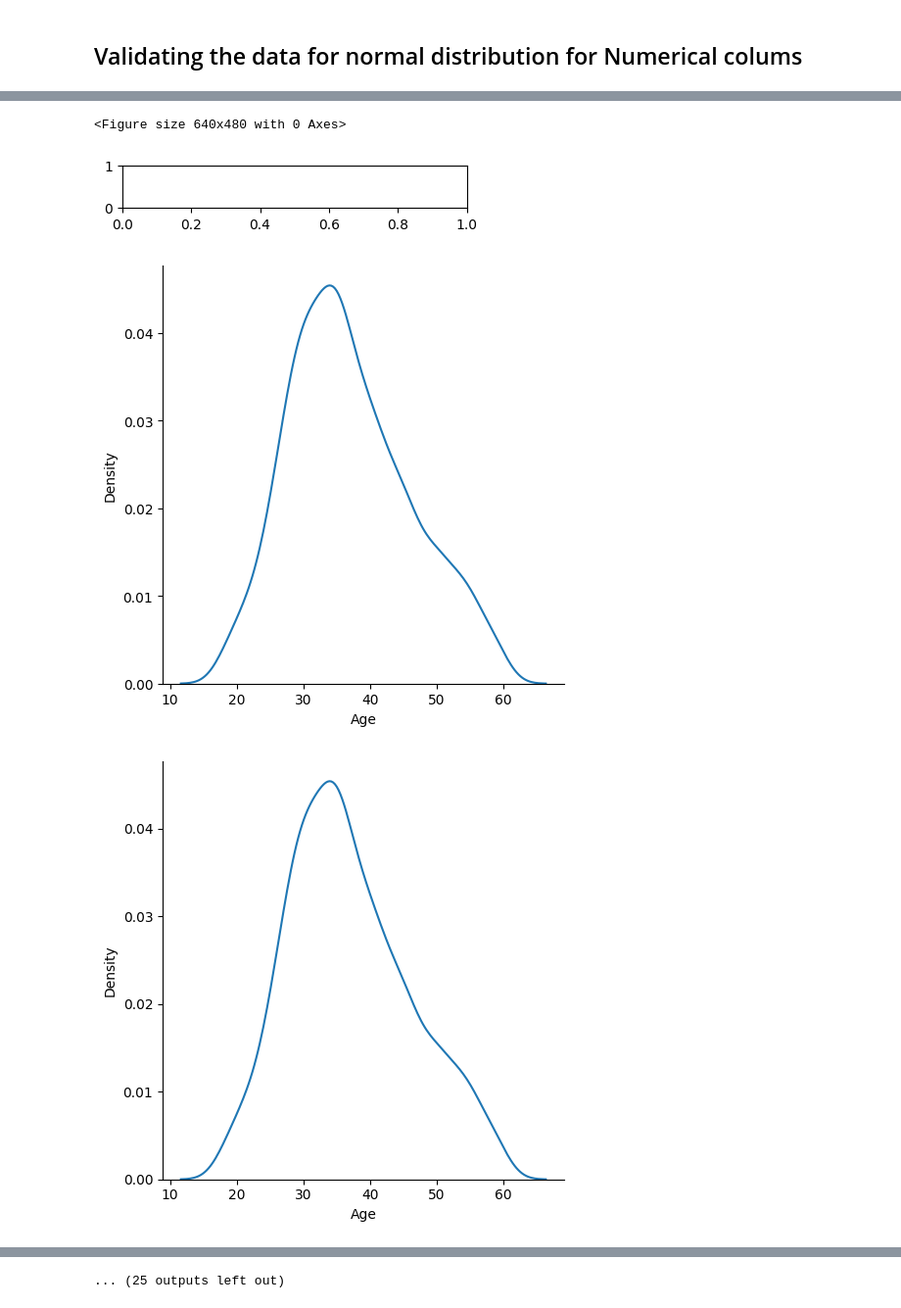
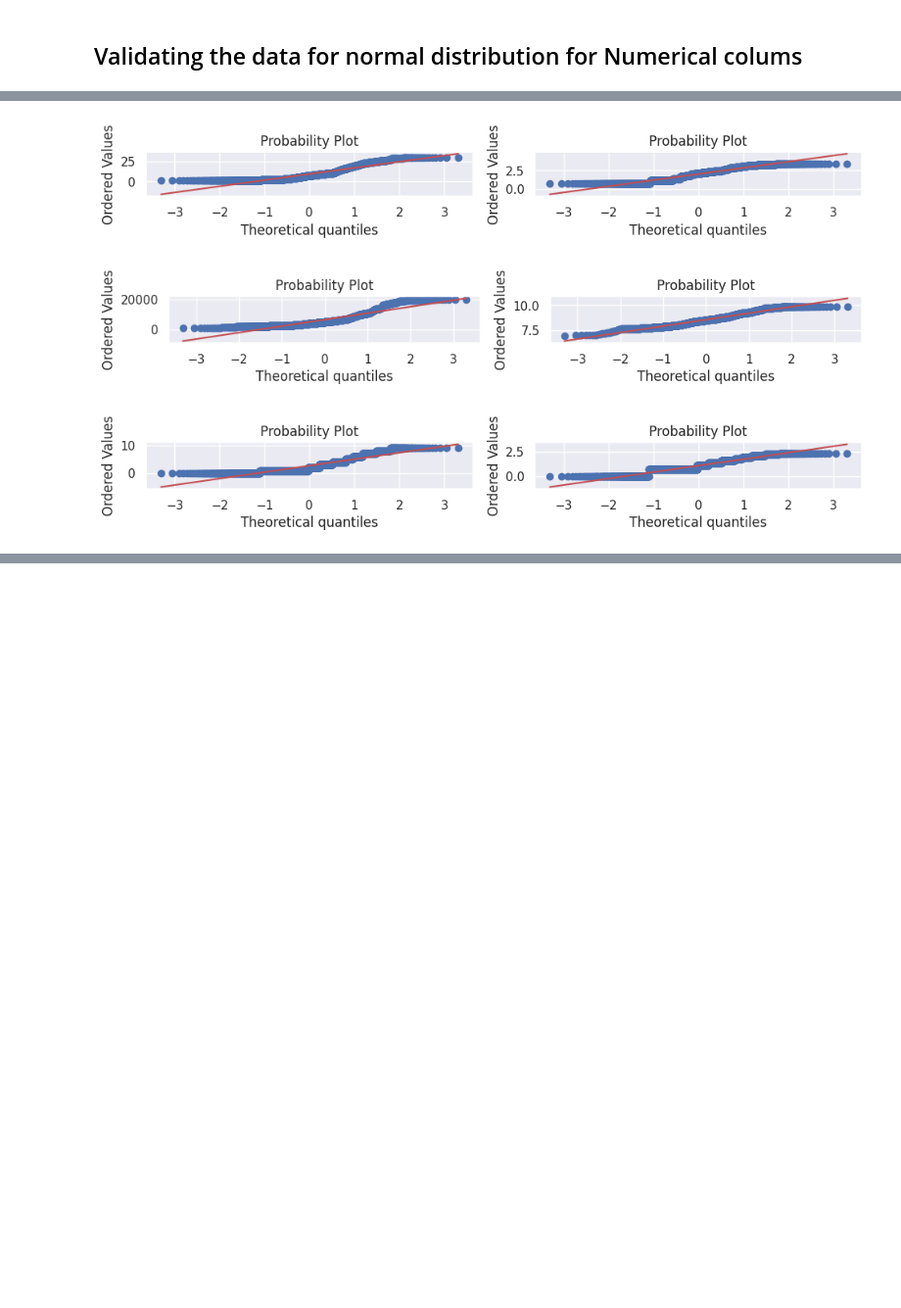
Before and after one commit to abhirockraj/AttritionRateIBM, a Jupyter notebook: DataAnalysis.ipynb, the cells around one changed output, grey strips where cells are left out. Shown: that part at 98% size. Drawn from its saved outputs; the diff is of its cells as text; code cells hidden in the pictures; blank space fills up the shorter version.

```diff
--- a/DataAnalysis.ipynb
+++ b/DataAnalysis.ipynb
@@ -46,6 +48,7 @@ X.sample()
 # %% [markdown]
 ## Validating the data for normal distribution for Numerical colums
 # %%
+num_cols=['DistanceFromHome','MonthlyIncome','NumCompaniesWorked','PercentSalaryHike','TotalWorkingYears','YearsWithCurrManager','YearsSinceLastPromotion','YearsInCurrentRole']
 xn = X[num_cols]
 xn.head()
 # %% [output]
@@ -58,7 +61,6 @@ xn.head()
 # %%
-num_cols=['Age','DailyRate','DistanceFromHome','HourlyRate','MonthlyIncome','MonthlyRate','NumCompaniesWorked','PercentSalaryHike','TotalWorkingYears','YearsWithCurrManager','YearsSinceLastPromotion','YearsInCurrentRole']
-pt = PowerTransformer()
-xd = pt.fit_transform(xn)
-xd = pd.DataFrame(xn,columns=num_cols)
+ft = FunctionTransformer(func=np.log1p)
+xd = ft.fit_transform(xn)
+xd = pd.DataFrame(xd,columns=num_cols)
 xd.head()
 # %% [output]
@@ -71,13 +73,12 @@ xd.head()
 # %%
-## plotting QQ Plot
-num_cols=['Age','DailyRate','DistanceFromHome','HourlyRate','MonthlyIncome','MonthlyRate','NumCompaniesWorked','PercentSalaryHike','TotalWorkingYears','YearsWithCurrManager','YearsSinceLastPromotion','YearsInCurrentRole']
+## plotting Dist plot before and after
+sns.set(rc={"figure.figsize": (10, 10)})
+count=1
 for i in num_cols:
-
-    stats.probplot(xn[i],dist='norm',plot=plt)
-    plt.title('before Transformation '+i)
+    plt.subplot(len(num_cols),2,count)
+    ax = sns.kdeplot(xn[i])
+    plt.subplot(len(num_cols),2,count+1)
+    ax = sns.kdeplot(xd[i])
     plt.show()
-
-    stats.probplot(xd[i],dist='norm',plot=plt)
-    plt.title('After Transformation '+i)
-    plt.show()
+    count = count +2
 # %% [output]
@@ -97,19 +93,16 @@ for i in num_cols:
 # %%
-num_cols=['Age','DailyRate','DistanceFromHome','HourlyRate','MonthlyIncome','MonthlyRate','NumCompaniesWorked','PercentSalaryHike','TotalWorkingYears','YearsWithCurrManager','YearsSinceLastPromotion','YearsInCurrentRole']
-# fig, axes = plt.subplots(len(num_cols), 2)
+## plotting QQ plot before and after
+sns.set(rc={"figure.figsize": (10, 10)})
 count=1
-plt.subplots(figsize=(10, 8))
 for i in num_cols:
     plt.subplot(len(num_cols),2,count)
-    sns.displot(xn[i],kind="kde",ax)
-    sns.displot(xd[i],kind="kde")
-    count+=1
-
+    ax = stats.probplot(xn[i],dist='norm',plot=plt)
+    plt.subplot(len(num_cols),2,count+1)
+    ax = stats.probplot(xd[i],dist='norm',plot=plt)
     plt.tight_layout()
-
     plt.show()
+    count = count +2
 # %% [output]
-<Figure size 640x480 with 0 Axes>
-[figure, old version]
+[figure, new version]
-[figure, old version]
+[figure, new version]
-[figure, old version]
+[figure, new version]
@@ -124 +113,0 @@ for i in num_cols:
-... (25 outputs left out)
```
Also changed, not shown: parts of 16 cells of this notebook.
